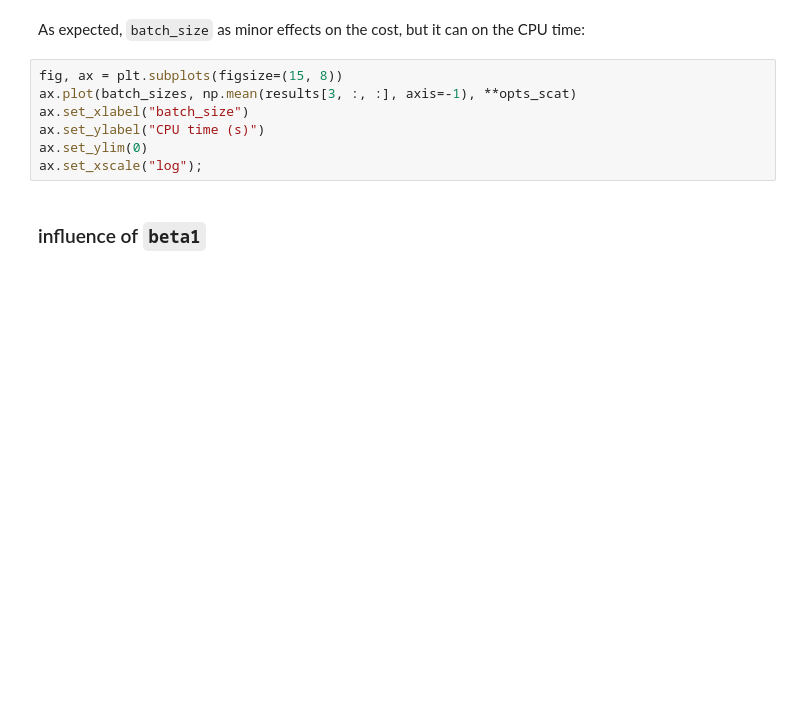
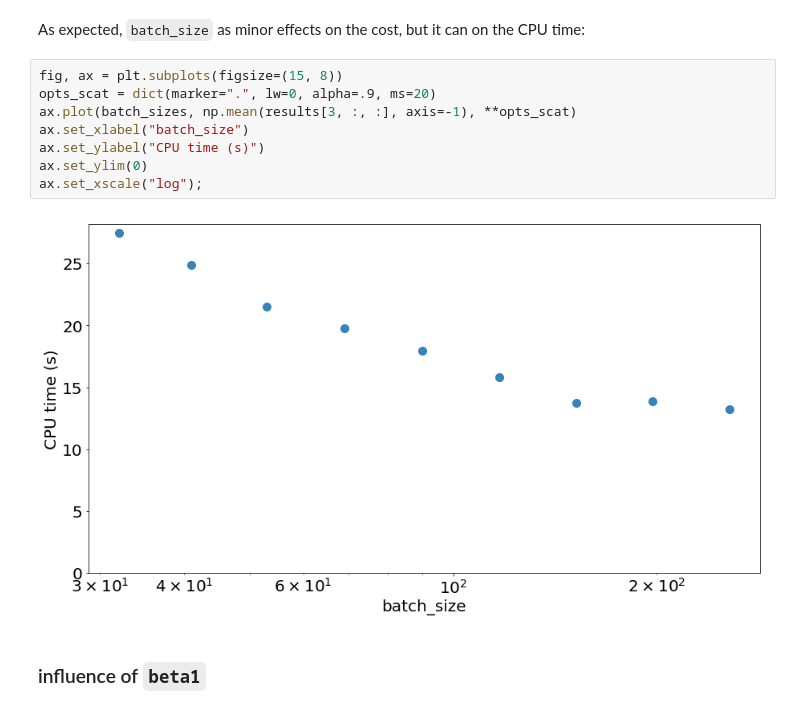
Before and after one commit to jennafradin/MSc-Internship, a Jupyter notebook: Notebooks/W13/10_theory-fitting_psychometric.ipynb, the cells around one changed output. Saved outputs shown, nothing was run; the diff lists cells and outputs as text; blank space fills up the shorter version.

```diff
--- a/Notebooks/W13/10_theory-fitting_psychometric.ipynb
+++ b/Notebooks/W13/10_theory-fitting_psychometric.ipynb
@@ -462,11 +499,14 @@ fig, ax = plot_explore_param(variable='batch_size', var_range=batch_sizes, resul
 As expected, `batch_size` as minor effects on the cost, but it can on the CPU time:
 # %%
 fig, ax = plt.subplots(figsize=(15, 8))
+opts_scat = dict(marker=".", lw=0, alpha=.9, ms=20)
 ax.plot(batch_sizes, np.mean(results[3, :, :], axis=-1), **opts_scat)
 ax.set_xlabel("batch_size")
 ax.set_ylabel("CPU time (s)")
 ax.set_ylim(0)
 ax.set_xscale("log");
+# %% [output]
+[figure, added]
 # %% [markdown]
 ### influence of `beta1`
 # %%
```
Also changed, not shown: parts of 45 cells of this notebook.
